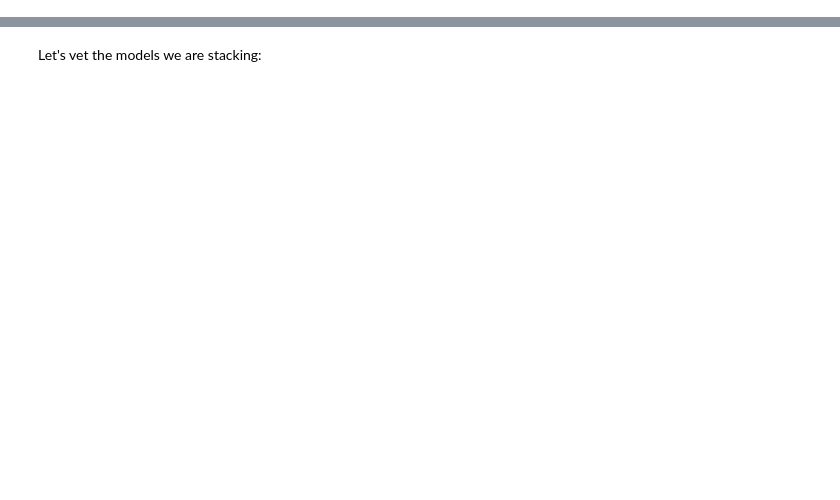
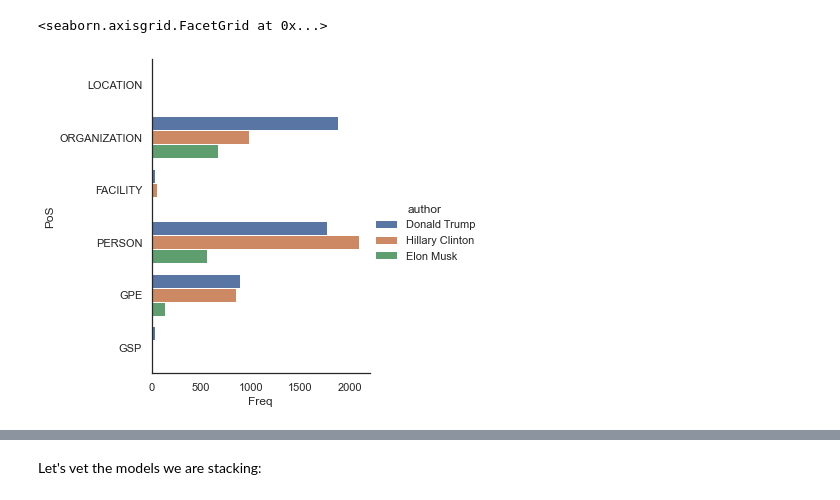
Before and after one commit to stackrev/articles, a Jupyter notebook: nlp_bs_meter/nlp_intro.ipynb, the cells around one changed output, grey strips where cells are left out. Saved outputs shown, nothing was run; the diff lists cells and outputs as text; code cells hidden in the pictures; blank space fills up the shorter version.

```diff
--- a/nlp_bs_meter/nlp_intro.ipynb
+++ b/nlp_bs_meter/nlp_intro.ipynb
@@ -57,0 +147,30 @@ We will be using `scikit-learn` to create pipelines. A Pipeline will create a co
+# %%
+
+n_df["sentiment"] = n_df['n_content'].apply(
+  lambda x:
+    sentim.polarity_scores(x)['compound'])
+
+n_df["tags"] = n_df['n_content'].apply(
+  lambda x:
+    [t.label() for t in ne_chunk(pos_tag(
+      x.split(' '))) if hasattr(t, 'label')])
+
+TAG_SET = list(
+    set([tag for tags in n_df["tags"] for tag in tags]))
+for tag in TAG_SET:
+    n_df[tag] = n_df['tags'].map(
+        lambda x: x.count(tag) if x is not None and len(x) >= 0 else 0)
+n_tags = pd.DataFrame(columns=TAG_SET)
+n_df= n_df.drop(columns=["tags"])
+
+sns.set(style="white")
+for author in authors:
+  temp = pd.DataFrame(n_df[n_df["author"] == author][TAG_SET].sum()).T
+  temp['author'] = author
+  n_tags = n_tags.append(temp)
+temp = n_tags.melt(id_vars="author", var_name="PoS", value_name="Freq")
+sns.factorplot(x='Freq', y="PoS", hue="author", data=temp,
+               kind='bar', size=5)
+# %% [output]
+<seaborn.axisgrid.FacetGrid at 0x...>
+[figure, added]
```
Also changed, not shown: parts of 19 cells of this notebook, 1 other file.
